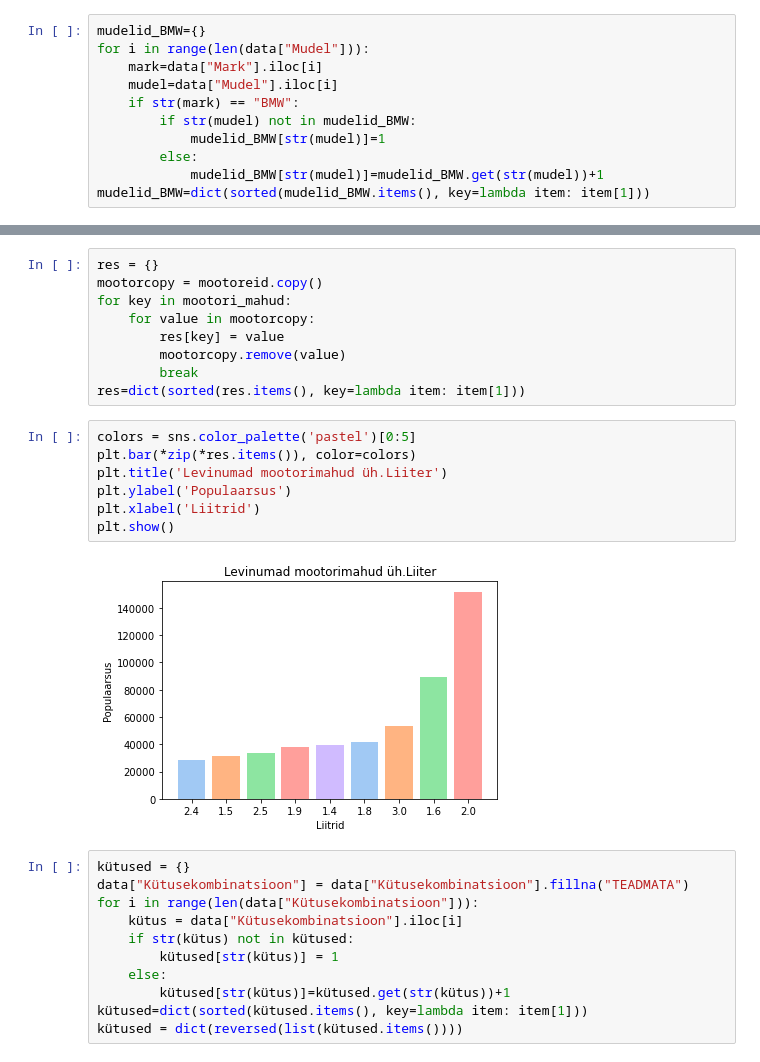
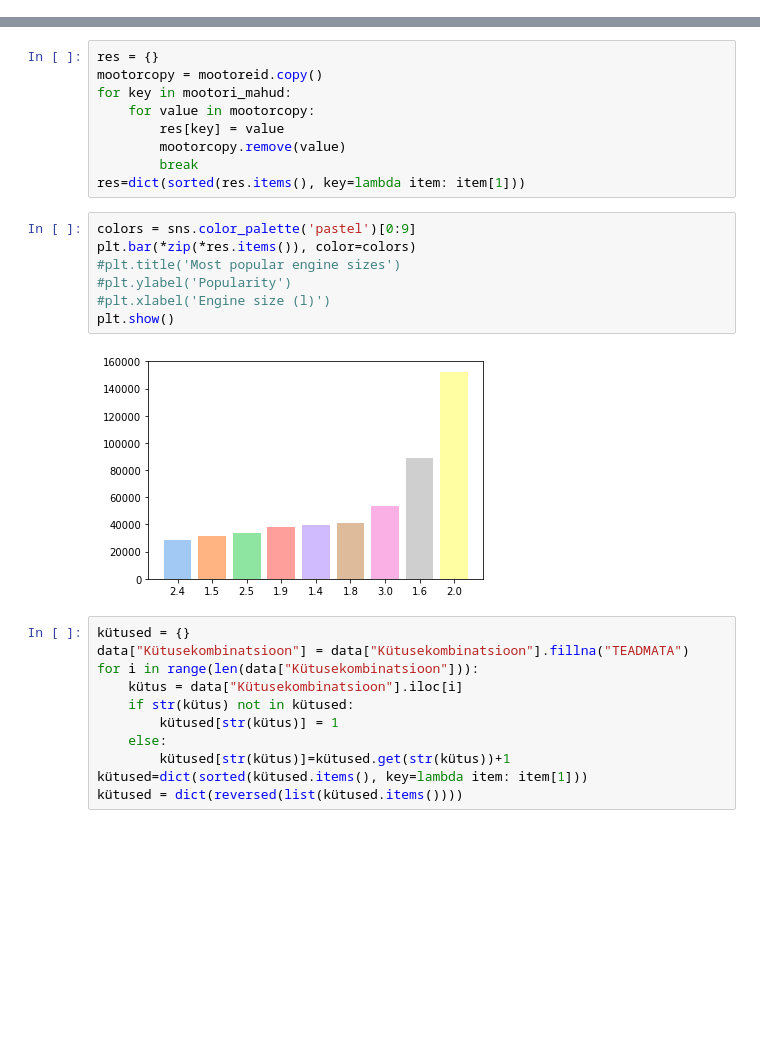
Before and after one commit to LiisReimand/DS_project, a Jupyter notebook: DSproject_D3.ipynb, the cells around one changed output, grey strips where cells are left out. Drawn from its saved outputs; the diff is of its cells as text; blank space fills up the shorter version.

Commit message:
Graphs safe

```diff
--- a/DSproject_D3.ipynb
+++ b/DSproject_D3.ipynb
@@ -269,14 +263,3 @@ RAV4 11358
-# %%
-mudelid_BMW={}
-for i in range(len(data["Mudel"])):
-    mark=data["Mark"].iloc[i]
-    mudel=data["Mudel"].iloc[i]
-    if str(mark) == "BMW":
-        if str(mudel) not in mudelid_BMW:
-            mudelid_BMW[str(mudel)]=1
-        else:
-            mudelid_BMW[str(mudel)]=mudelid_BMW.get(str(mudel))+1
-mudelid_BMW=dict(sorted(mudelid_BMW.items(), key=lambda item: item[1]))
 # %%
 #Estonian motor sizes
 mootori_maht = {}
@@ -306,14 +289,14 @@ for key in mootori_mahud:
         break
 res=dict(sorted(res.items(), key=lambda item: item[1]))
 # %%
-colors = sns.color_palette('pastel')[0:5]
+colors = sns.color_palette('pastel')[0:9]
 plt.bar(*zip(*res.items()), color=colors)
-plt.title('Levinumad mootorimahud üh.Liiter')
-plt.ylabel('Populaarsus')
-plt.xlabel('Liitrid')
+#plt.title('Most popular engine sizes')
+#plt.ylabel('Popularity')
+#plt.xlabel('Engine size (l)')
 plt.show()
 # %% [output]
-[figure, old version]
+[figure, new version]
 # %%
 kütused = {}
 data["Kütusekombinatsioon"] = data["Kütusekombinatsioon"].fillna("TEADMATA")
```
Also changed, not shown: parts of 22 cells of this notebook.
